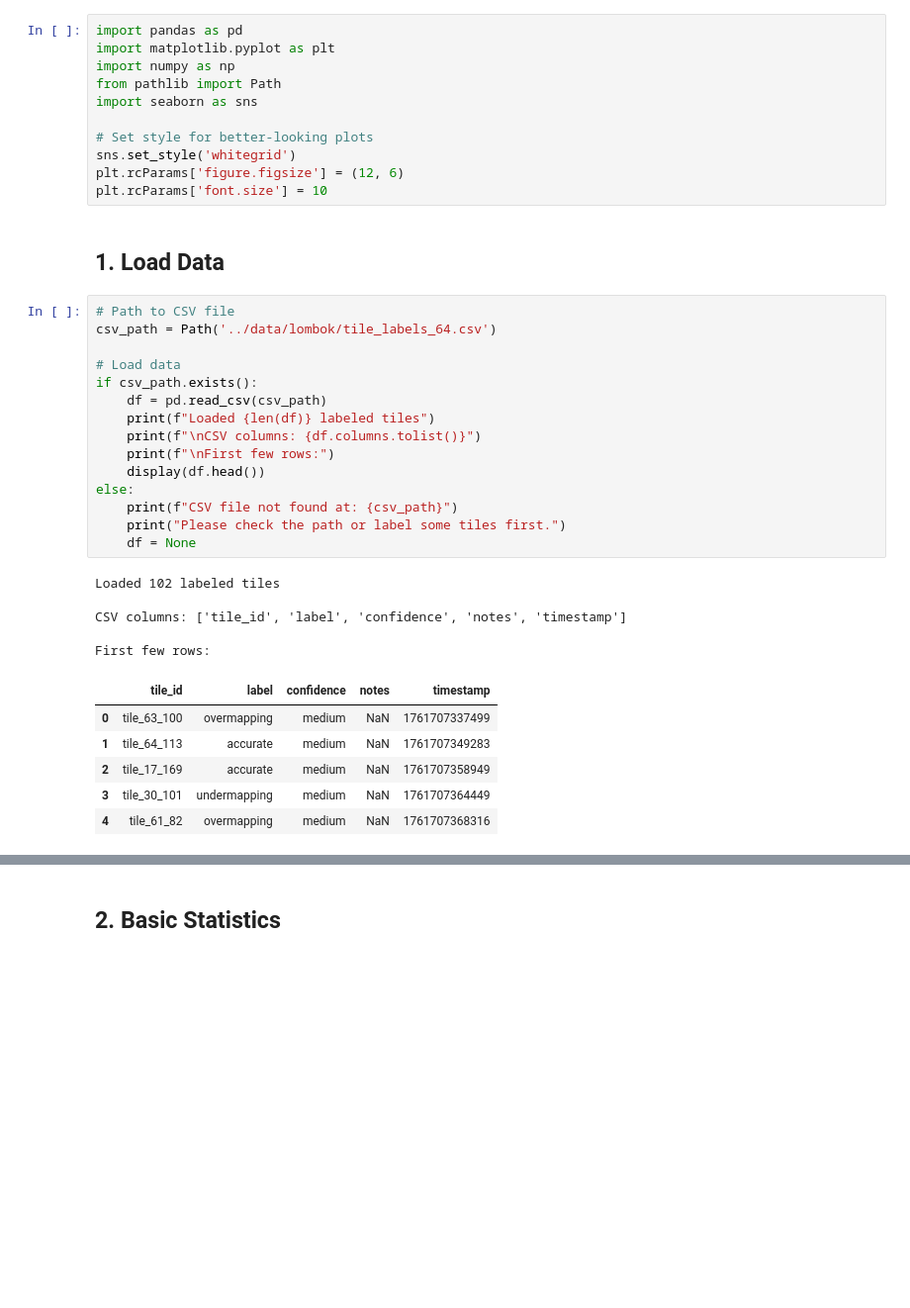
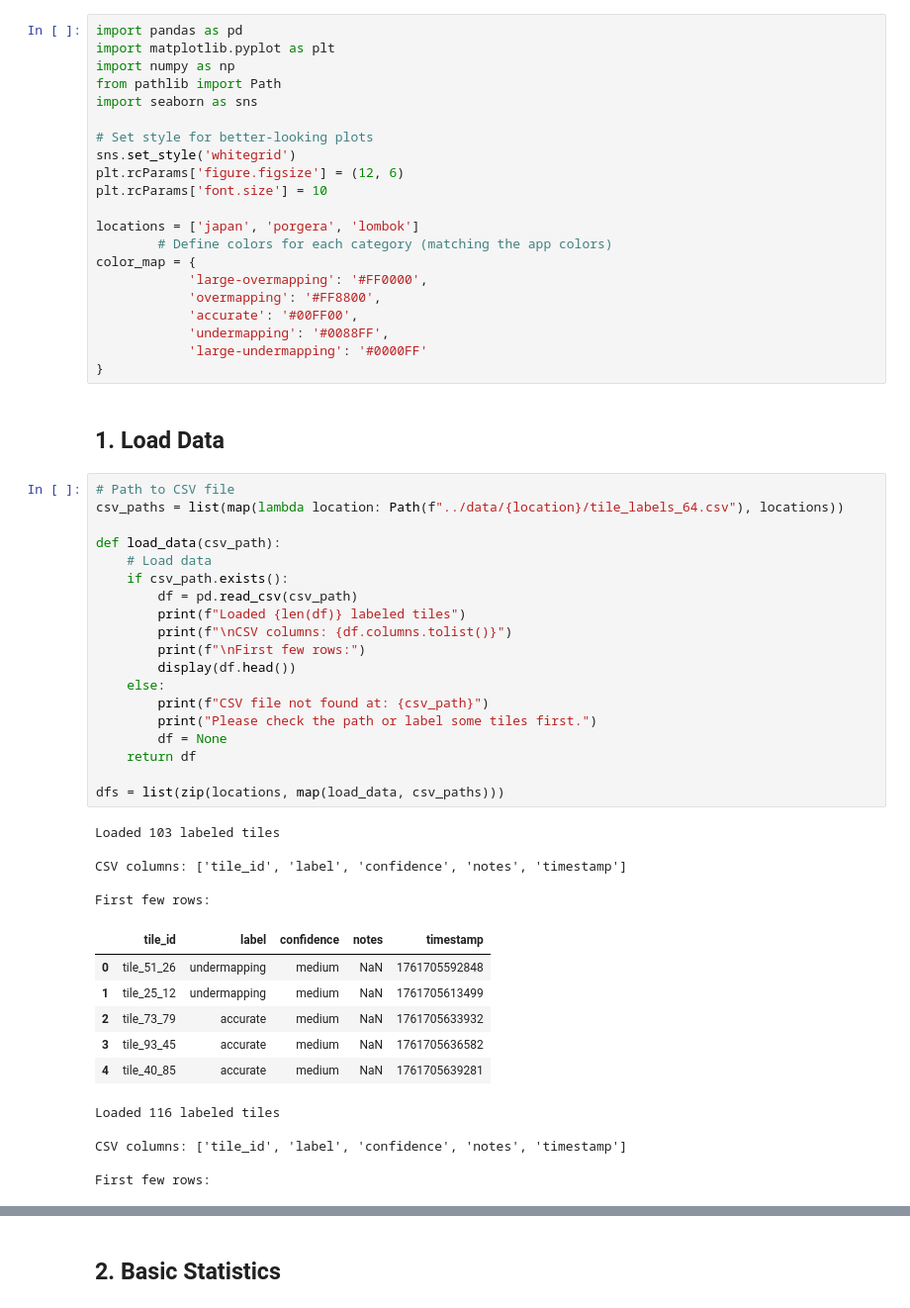
Before and after one commit to maxsutton326/landslide-checker, a Jupyter notebook: analysis/tile_labels_analysis.ipynb, the cells around one changed output, grey strips where cells are left out. Shown at 99% size. Drawn from its saved outputs; the diff is of its cells as text; blank space fills up the shorter version.

```diff
--- a/analysis/tile_labels_analysis.ipynb
+++ b/analysis/tile_labels_analysis.ipynb
@@ -20,32 +20,51 @@ import seaborn as sns
 sns.set_style('whitegrid')
 plt.rcParams['figure.figsize'] = (12, 6)
 plt.rcParams['font.size'] = 10
+
+locations = ['japan', 'porgera', 'lombok']
+        # Define colors for each category (matching the app colors)
+color_map = {
+            'large-overmapping': '#FF0000',
+            'overmapping': '#FF8800',
+            'accurate': '#00FF00',
+            'undermapping': '#0088FF',
+            'large-undermapping': '#0000FF'
+}
 # %% [markdown]
 ## 1. Load Data
 # %%
 # Path to CSV file
-csv_path = Path('../data/lombok/tile_labels_64.csv')
+csv_paths = list(map(lambda location: Path(f"../data/{location}/tile_labels_64.csv"), locations))
 
-# Load data
-if csv_path.exists():
-    df = pd.read_csv(csv_path)
-    print(f"Loaded {len(df)} labeled tiles")
-    print(f"\nCSV columns: {df.columns.tolist()}")
-    print(f"\nFirst few rows:")
-    display(df.head())
-else:
-    print(f"CSV file not found at: {csv_path}")
-    print("Please check the path or label some tiles first.")
-    df = None
+def load_data(csv_path):
+    # Load data
+    if csv_path.exists():
+        df = pd.read_csv(csv_path)
+        print(f"Loaded {len(df)} labeled tiles")
+        print(f"\nCSV columns: {df.columns.tolist()}")
+        print(f"\nFirst few rows:")
+        display(df.head())
+    else:
+        print(f"CSV file not found at: {csv_path}")
+        print("Please check the path or label some tiles first.")
+        df = None
+    return df
+
+dfs = list(zip(locations, map(load_data, csv_paths)))
 # %% [output]
-Loaded 102 labeled tiles
+Loaded 103 labeled tiles
 
 CSV columns: ['tile_id', 'label', 'confidence', 'notes', 'timestamp']
 
 First few rows:
 |  | tile_id | label | confidence | notes | timestamp |
-| 0 | tile_63_100 | overmapping | medium | NaN | 1761707337499 |
-| 1 | tile_64_113 | accurate | medium | NaN | 1761707349283 |
-| 2 | tile_17_169 | accurate | medium | NaN | 1761707358949 |
-| 3 | tile_30_101 | undermapping | medium | NaN | 1761707364449 |
-| 4 | tile_61_82 | overmapping | medium | NaN | 1761707368316 |
+| 0 | tile_51_26 | undermapping | medium | NaN | 1761705592848 |
+| 1 | tile_25_12 | undermapping | medium | NaN | 1761705613499 |
+| 2 | tile_73_79 | accurate | medium | NaN | 1761705633932 |
+| 3 | tile_93_45 | accurate | medium | NaN | 1761705636582 |
+| 4 | tile_40_85 | accurate | medium | NaN | 1761705639281 |
+Loaded 116 labeled tiles
+
+CSV columns: ['tile_id', 'label', 'confidence', 'notes', 'timestamp']
+
+First few rows:
```
Also changed, not shown: parts of 10 cells of this notebook, 1 other file.
